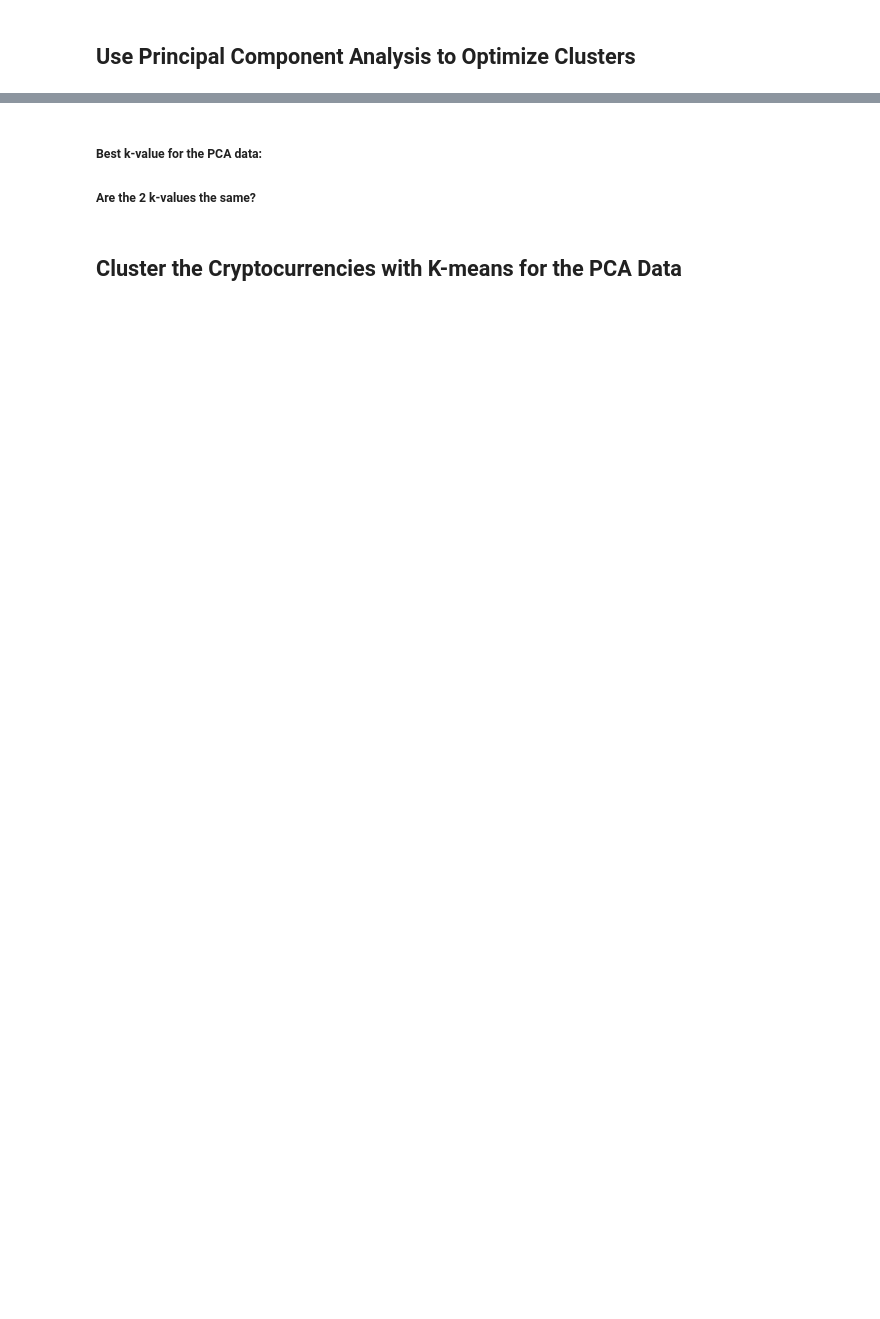
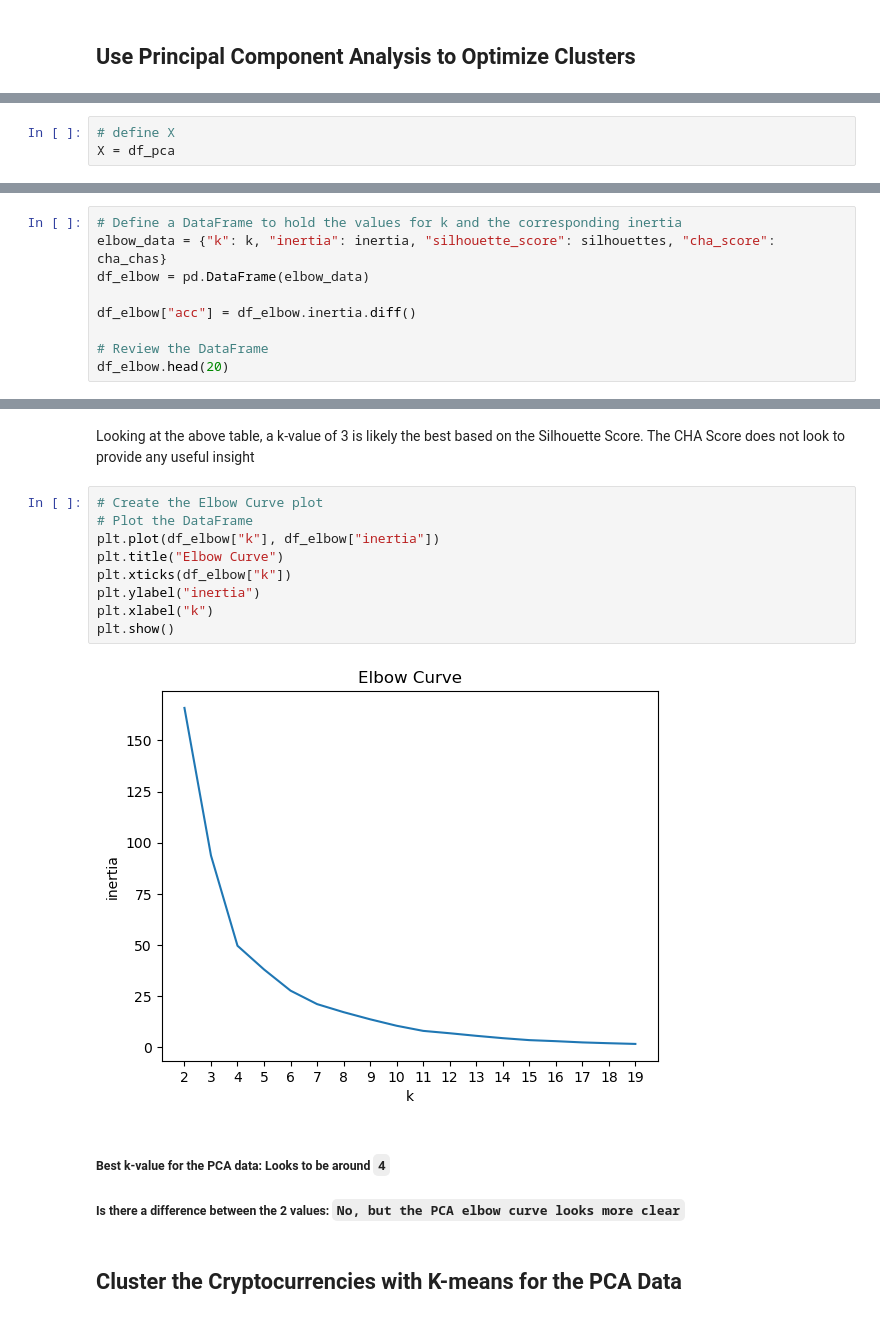
Before and after one commit to martabaker/ds_module_19_unsup_learning, a Jupyter notebook: Starter_Code/crypto_clustering_hw.ipynb, the cells around one changed output, grey strips where cells are left out. Saved outputs shown, nothing was run; the diff lists cells and outputs as text; blank space fills up the shorter version.

```diff
--- a/Starter_Code/crypto_clustering_hw.ipynb
+++ b/Starter_Code/crypto_clustering_hw.ipynb
@@ -249,0 +367,3 @@ df_sub2.hvplot.scatter(
+# %%
+# define X
+X = df_pca
@@ -249,0 +425,9 @@ df_sub2.hvplot.scatter(
+# %%
+# Define a DataFrame to hold the values for k and the corresponding inertia
+elbow_data = {"k": k, "inertia": inertia, "silhouette_score": silhouettes, "cha_score": cha_chas}
+df_elbow = pd.DataFrame(elbow_data)
+
+df_elbow["acc"] = df_elbow.inertia.diff()
+
+# Review the DataFrame
+df_elbow.head(20)
@@ -250,6 +452,19 @@ df_sub2.hvplot.scatter(
+# %% [markdown]
+Looking at the above table, a k-value of 3 is likely the best based on the Silhouette Score. The CHA Score does not look to provide any useful insight
+# %%
+# Create the Elbow Curve plot
+# Plot the DataFrame
+plt.plot(df_elbow["k"], df_elbow["inertia"])
+plt.title("Elbow Curve")
+plt.xticks(df_elbow["k"])
+plt.ylabel("inertia")
+plt.xlabel("k")
+plt.show()
+# %% [output]
+[figure, added]
 # %% [markdown]
-##### Best k-value for the PCA data:
+##### Best k-value for the PCA data: Looks to be around `4`
 
-##### Are the 2 k-values the same?
+##### Is there a difference between the 2 values: `No, but the PCA elbow curve looks more clear`
 # %% [markdown]
 ## Cluster the Cryptocurrencies with K-means for the PCA Data
```
Also changed, not shown: parts of 19 cells of this notebook.
